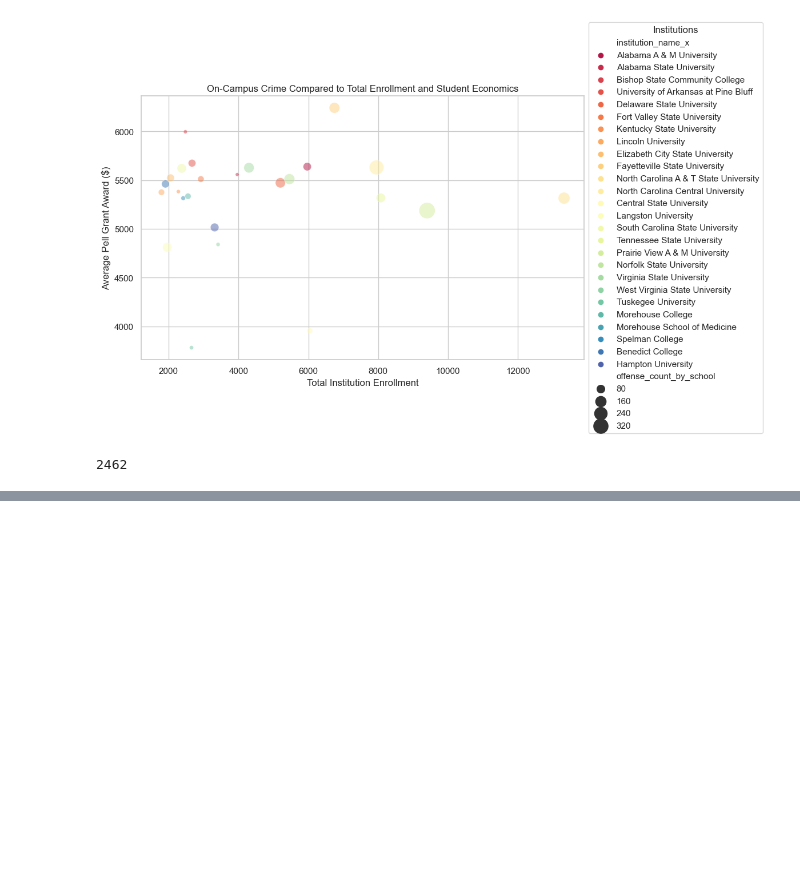
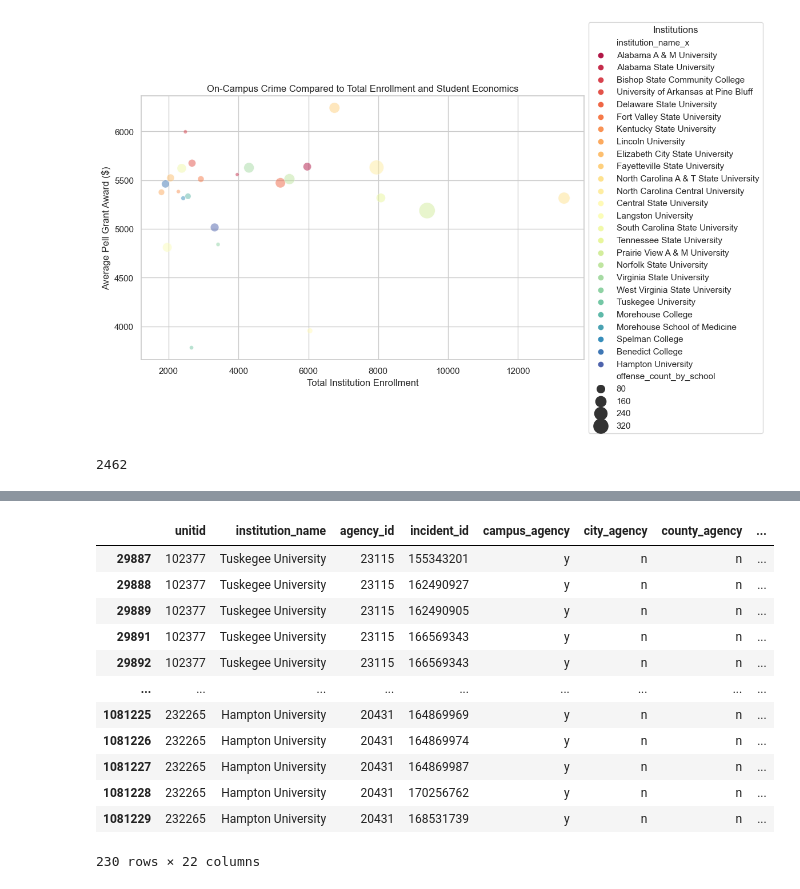
Before and after one commit to mhm516/HBCU_Analysis_Capstone, a Jupyter notebook: notebook/crime_analysis.ipynb, the cells around one changed output, grey strips where cells are left out. Cells and saved outputs as stored; diff of their text form; code cells hidden in the pictures; blank space fills up the shorter version.

```diff
--- a/notebook/crime_analysis.ipynb
+++ b/notebook/crime_analysis.ipynb
@@ -662,0 +683,2 @@ crimes_enrollment_aid3.iloc[:,10].sum()
+# %%
+cat_df=cat_df[cat_df['unitid'] !=101569]
@@ -662,0 +703,3 @@ crimes_enrollment_aid3.iloc[:,10].sum()
+# %%
+crime_list_count=cat_df['offense_name'].value_counts()
+crime_list_count
@@ -662,0 +724,4 @@ crimes_enrollment_aid3.iloc[:,10].sum()
+# %%
+crime_list_count2= crime_list_count.to_frame()
+crime_list_count2.reset_index(inplace=True)
+crime_list_count2
@@ -662,0 +746,3 @@ crimes_enrollment_aid3.iloc[:,10].sum()
+# %%
+top_10= crime_list_count2.head(10)
+top_10.info()
@@ -662,0 +779,17 @@ crimes_enrollment_aid3.iloc[:,10].sum()
+# %%
+top10_on_camp_priv = on_camp_priv[on_camp_priv['offense_name'].isin(top_10['offense_name'])]
+top10_on_camp_priv
+# %% [output]
+|  | unitid | institution_name | agency_id | incident_id | campus_agency | city_agency | county_agency | ... |
+| 29887 | 102377 | Tuskegee University | 23115 | 155343201 | y | n | n | ... |
+| 29888 | 102377 | Tuskegee University | 23115 | 162490927 | y | n | n | ... |
+| 29889 | 102377 | Tuskegee University | 23115 | 162490905 | y | n | n | ... |
+| 29891 | 102377 | Tuskegee University | 23115 | 166569343 | y | n | n | ... |
+| 29892 | 102377 | Tuskegee University | 23115 | 166569343 | y | n | n | ... |
+| ... | ... | ... | ... | ... | ... | ... | ... | ... |
+| 1081225 | 232265 | Hampton University | 20431 | 164869969 | y | n | n | ... |
+| 1081226 | 232265 | Hampton University | 20431 | 164869974 | y | n | n | ... |
+| 1081227 | 232265 | Hampton University | 20431 | 164869987 | y | n | n | ... |
+| 1081228 | 232265 | Hampton University | 20431 | 170256762 | y | n | n | ... |
+| 1081229 | 232265 | Hampton University | 20431 | 168531739 | y | n | n | ... |
+230 rows × 22 columns
```
Also changed, not shown: parts of 13 cells of this notebook.
